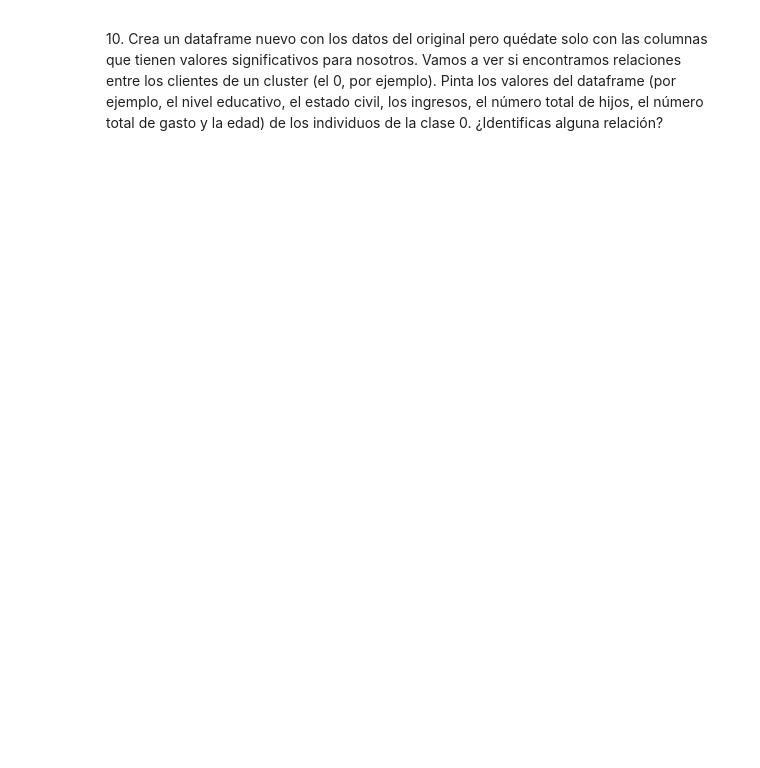
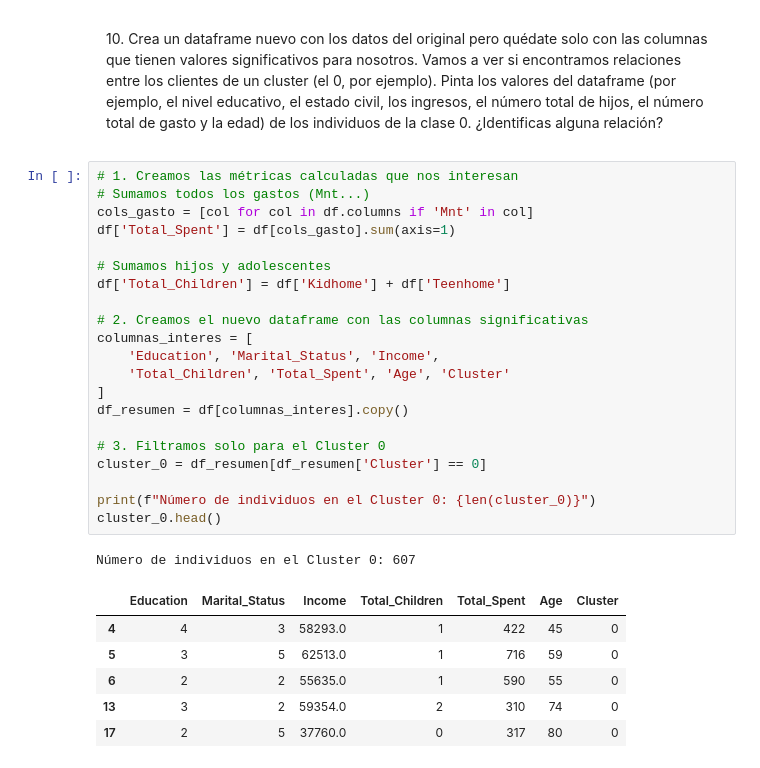
Before and after one commit to carmencnles/CEIABD, a Jupyter notebook: PIA/Segundo trimestre/Actividad3_15_Kmeans/Actividad3_15.ipynb, the cells around one changed output. Saved outputs shown, nothing was run; the diff lists cells and outputs as text; blank space fills up the shorter version.

```diff
--- a/PIA/Segundo trimestre/Actividad3_15_Kmeans/Actividad3_15.ipynb
+++ b/PIA/Segundo trimestre/Actividad3_15_Kmeans/Actividad3_15.ipynb
@@ -157,3 +243,32 @@ df.describe(include=['object'])
 <div style="border-style:groove;border-width:thin;padding:10px">
 10. Crea un dataframe nuevo con los datos del original pero quédate solo con las columnas que tienen valores significativos para nosotros. Vamos a ver si encontramos relaciones entre los clientes de un cluster (el 0, por ejemplo). Pinta los valores del dataframe (por ejemplo, el nivel educativo, el estado civil, los ingresos, el número total de hijos, el número total de gasto y la edad) de los individuos de la clase 0. ¿Identificas alguna relación?
 </div>
+# %%
+# 1. Creamos las métricas calculadas que nos interesan
+# Sumamos todos los gastos (Mnt...)
+cols_gasto = [col for col in df.columns if 'Mnt' in col]
+df['Total_Spent'] = df[cols_gasto].sum(axis=1)
+
+# Sumamos hijos y adolescentes
+df['Total_Children'] = df['Kidhome'] + df['Teenhome']
+
+# 2. Creamos el nuevo dataframe con las columnas significativas
+columnas_interes = [
+    'Education', 'Marital_Status', 'Income',
+    'Total_Children', 'Total_Spent', 'Age', 'Cluster'
+]
+df_resumen = df[columnas_interes].copy()
+
+# 3. Filtramos solo para el Cluster 0
+cluster_0 = df_resumen[df_resumen['Cluster'] == 0]
+
+print(f"Número de individuos en el Cluster 0: {len(cluster_0)}")
+cluster_0.head()
+# %% [output]
+Número de individuos en el Cluster 0: 607
+|  | Education | Marital_Status | Income | Total_Children | Total_Spent | Age | Cluster |
+| 4 | 4 | 3 | 58293.0 | 1 | 422 | 45 | 0 |
+| 5 | 3 | 5 | 62513.0 | 1 | 716 | 59 | 0 |
+| 6 | 2 | 2 | 55635.0 | 1 | 590 | 55 | 0 |
+| 13 | 3 | 2 | 59354.0 | 2 | 310 | 74 | 0 |
+| 17 | 2 | 5 | 37760.0 | 0 | 317 | 80 | 0 |
```
Also changed, not shown: parts of 4 cells of this notebook, 3 other files.
